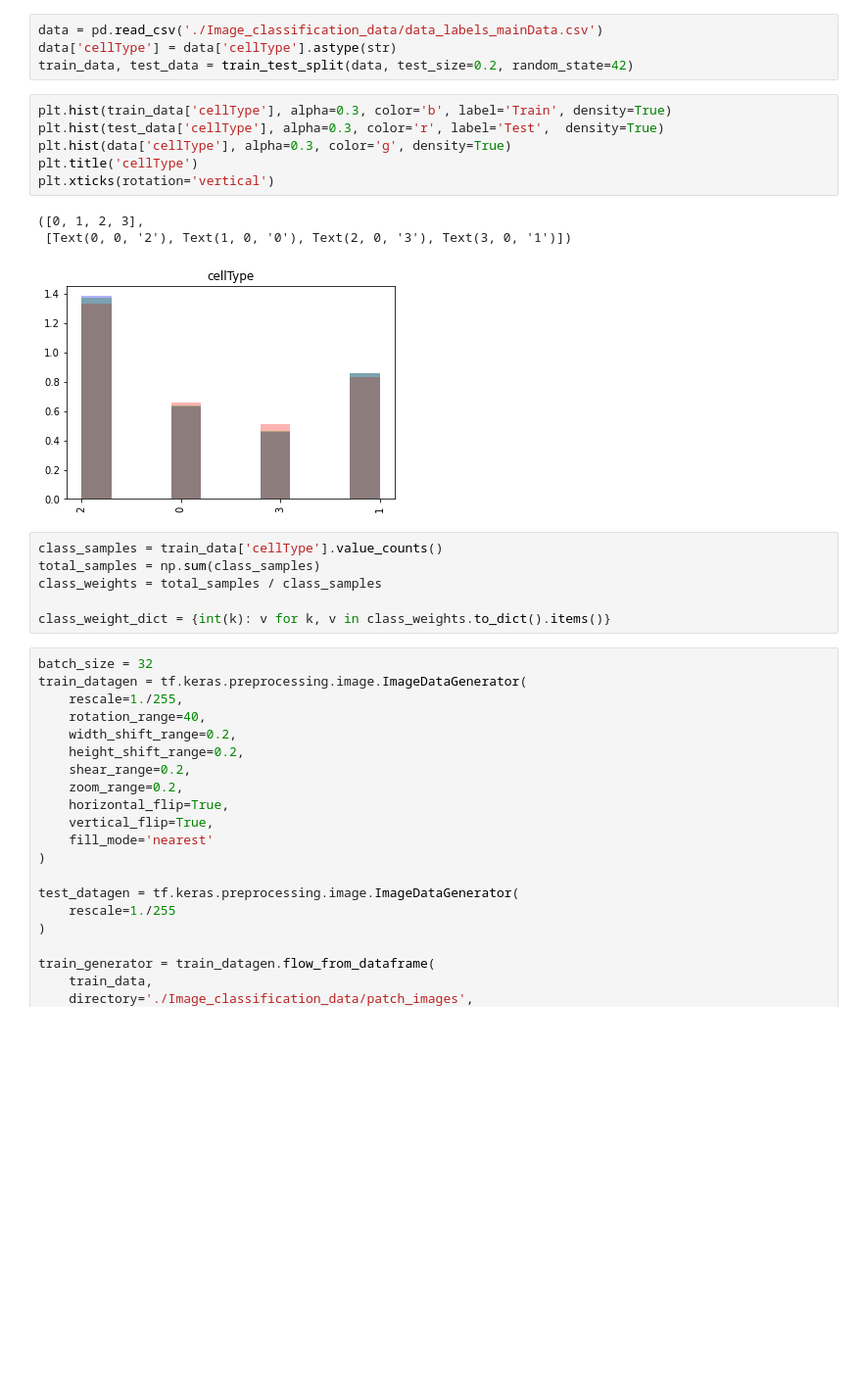
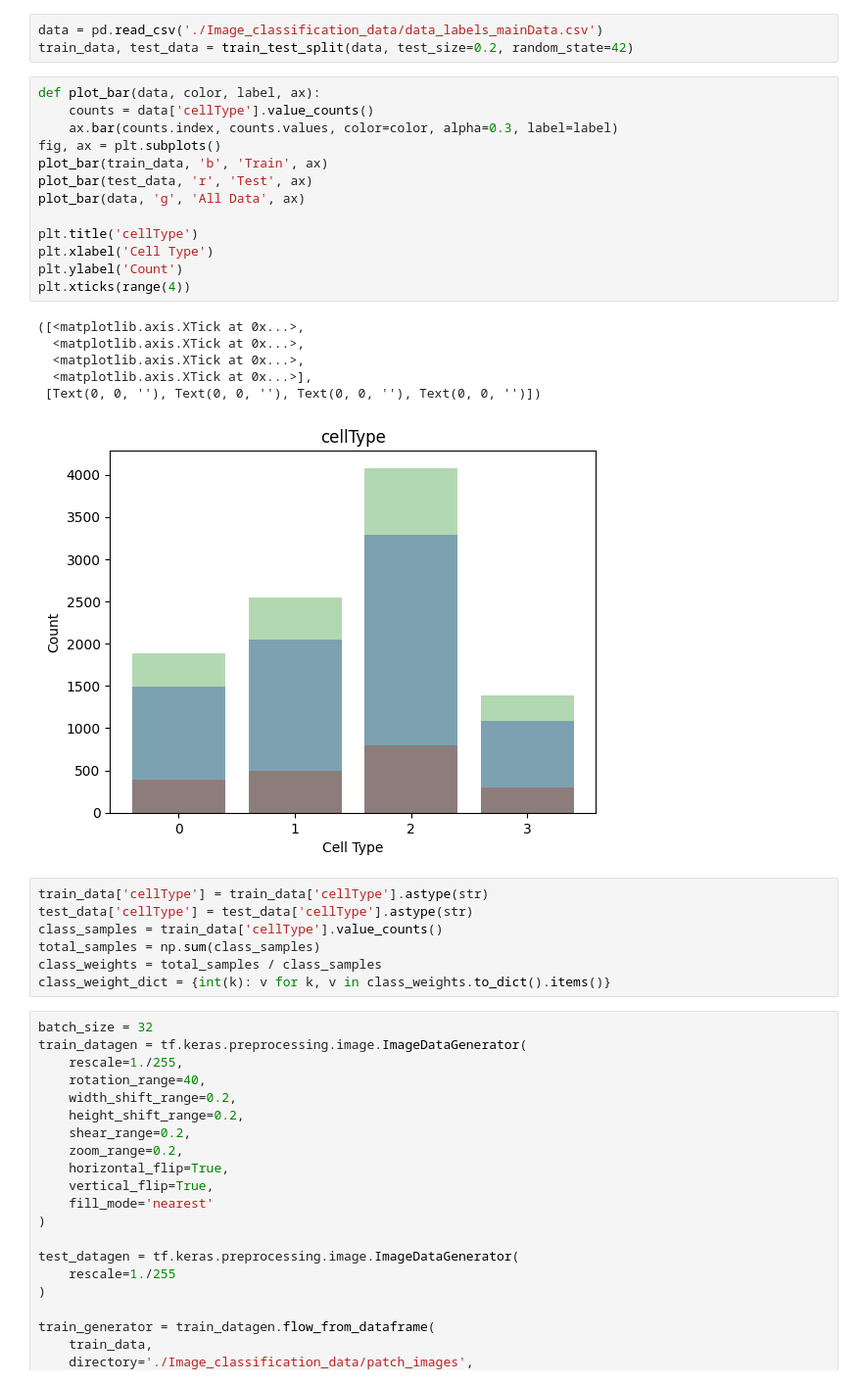
Before and after one commit to SHVleV9CYWkK/CRCHistoPhenotypes-Image-Classification, a Jupyter notebook: main.ipynb, the cells around one changed output. Shown at 98% size. Saved outputs shown, nothing was run; the diff lists cells and outputs as text; blank space fills up the shorter version.

```diff
--- a/main.ipynb
+++ b/main.ipynb
@@ -16,22 +8,32 @@ For more information see: https://github.com/tensorflow/addons/issues/2807
 # %%
 data = pd.read_csv('./Image_classification_data/data_labels_mainData.csv')
-data['cellType'] = data['cellType'].astype(str)
 train_data, test_data = train_test_split(data, test_size=0.2, random_state=42)
-# %%
-plt.hist(train_data['cellType'], alpha=0.3, color='b', label='Train', density=True)
-plt.hist(test_data['cellType'], alpha=0.3, color='r', label='Test',  density=True)
-plt.hist(data['cellType'], alpha=0.3, color='g', density=True)
-plt.title('cellType')
-plt.xticks(rotation='vertical')
-# %% [output]
-([0, 1, 2, 3],
- [Text(0, 0, '2'), Text(1, 0, '0'), Text(2, 0, '3'), Text(3, 0, '1')])
-[figure, removed]
+# %%
+def plot_bar(data, color, label, ax):
+    counts = data['cellType'].value_counts()
+    ax.bar(counts.index, counts.values, color=color, alpha=0.3, label=label)
+fig, ax = plt.subplots()
+plot_bar(train_data, 'b', 'Train', ax)
+plot_bar(test_data, 'r', 'Test', ax)
+plot_bar(data, 'g', 'All Data', ax)
+
+plt.title('cellType')
+plt.xlabel('Cell Type')
+plt.ylabel('Count')
+plt.xticks(range(4))
+# %% [output]
+([<matplotlib.axis.XTick at 0x...>,
+  <matplotlib.axis.XTick at 0x...>,
+  <matplotlib.axis.XTick at 0x...>,
+  <matplotlib.axis.XTick at 0x...>],
+ [Text(0, 0, ''), Text(0, 0, ''), Text(0, 0, ''), Text(0, 0, '')])
+[figure, added]
 # %%
+train_data['cellType'] = train_data['cellType'].astype(str)
+test_data['cellType'] = test_data['cellType'].astype(str)
 class_samples = train_data['cellType'].value_counts()
 total_samples = np.sum(class_samples)
 class_weights = total_samples / class_samples
-
 class_weight_dict = {int(k): v for k, v in class_weights.to_dict().items()}
 # %%
 batch_size = 32
```
Also changed, not shown: parts of 6 cells of this notebook, 1 other file.
